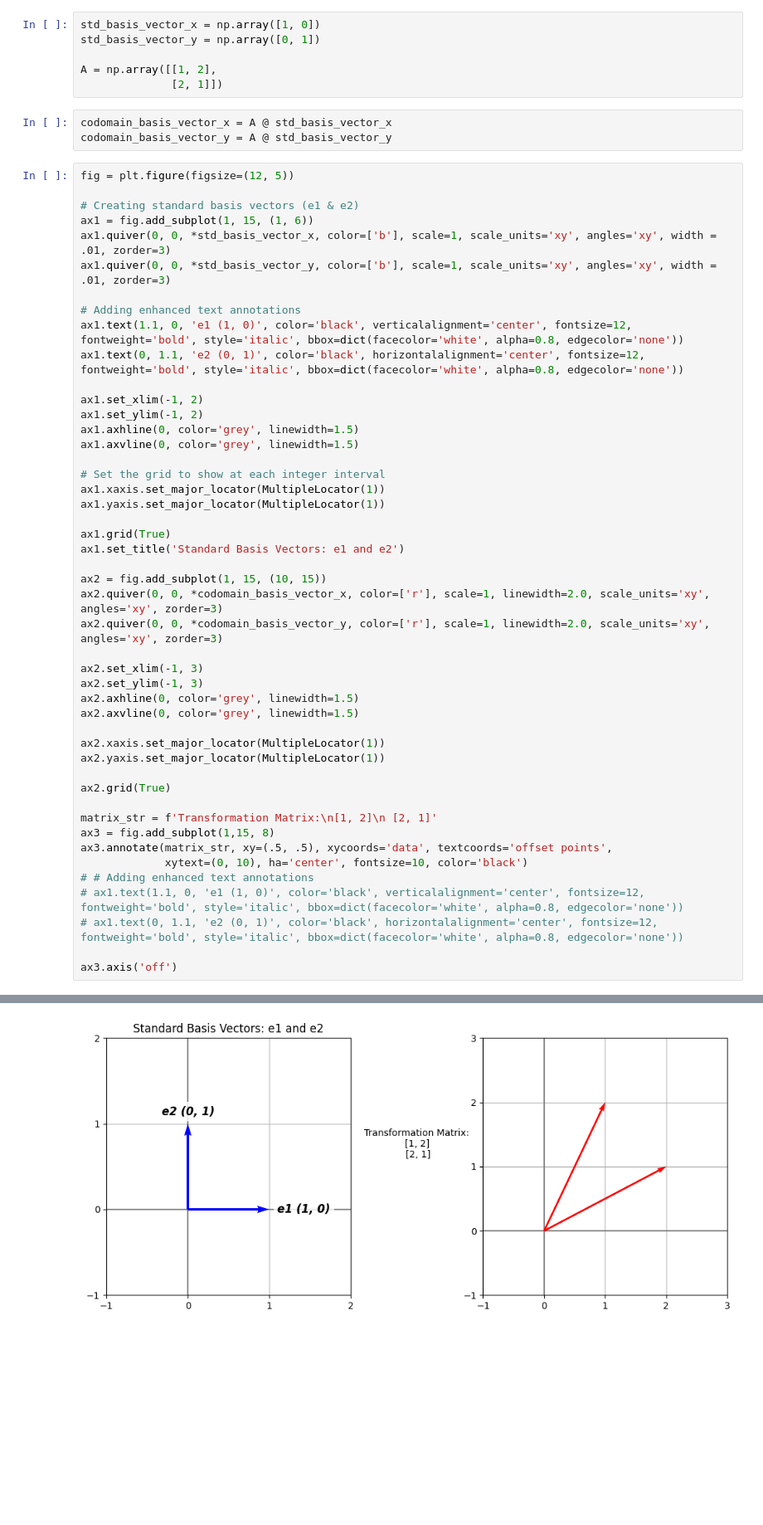
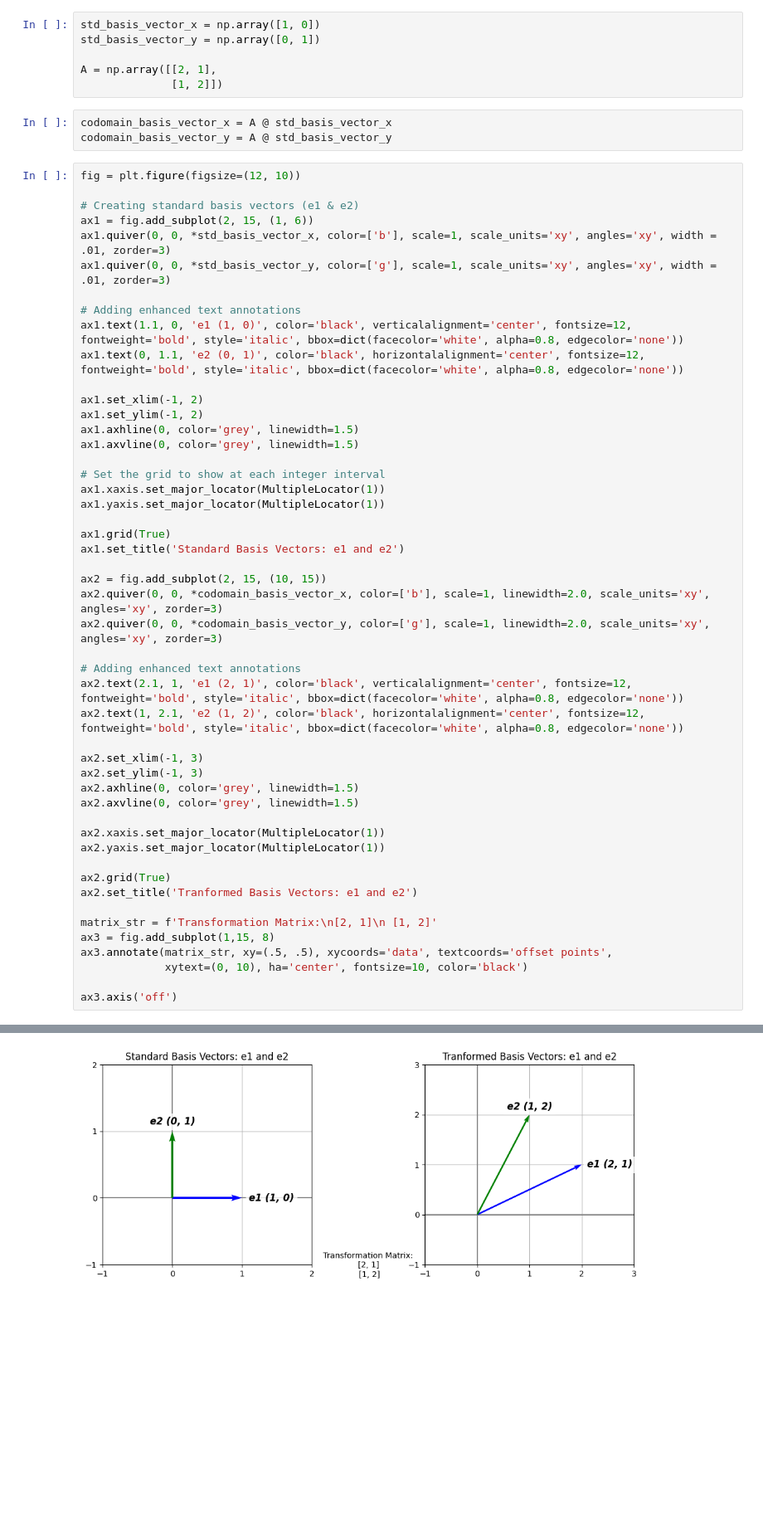
Before and after one commit to Keoni808/Visuals, a Jupyter notebook: Linear_Transformations_(Figures).ipynb, the cells around one changed output, grey strips where cells are left out. Shown: that part at 83% size. Drawn from its saved outputs; the diff is of its cells as text; blank space fills up the shorter version.

Commit message:
changed basis vector colors and creating 4 plot figure

```diff
--- a/Linear_Transformations_(Figures).ipynb
+++ b/Linear_Transformations_(Figures).ipynb
@@ -351,18 +351,18 @@ Figure 6 (Standard Basis Vectors + Linear Transformation)
 std_basis_vector_x = np.array([1, 0])
 std_basis_vector_y = np.array([0, 1])
 
-A = np.array([[1, 2],
-              [2, 1]])
+A = np.array([[2, 1],
+              [1, 2]])
 # %%
 codomain_basis_vector_x = A @ std_basis_vector_x
 codomain_basis_vector_y = A @ std_basis_vector_y
 # %%
-fig = plt.figure(figsize=(12, 5))
+fig = plt.figure(figsize=(12, 10))
 
 # Creating standard basis vectors (e1 & e2)
-ax1 = fig.add_subplot(1, 15, (1, 6))
+ax1 = fig.add_subplot(2, 15, (1, 6))
 ax1.quiver(0, 0, *std_basis_vector_x, color=['b'], scale=1, scale_units='xy', angles='xy', width = .01, zorder=3)
-ax1.quiver(0, 0, *std_basis_vector_y, color=['b'], scale=1, scale_units='xy', angles='xy', width = .01, zorder=3)
+ax1.quiver(0, 0, *std_basis_vector_y, color=['g'], scale=1, scale_units='xy', angles='xy', width = .01, zorder=3)
 
 # Adding enhanced text annotations
 ax1.text(1.1, 0, 'e1 (1, 0)', color='black', verticalalignment='center', fontsize=12, fontweight='bold', style='italic', bbox=dict(facecolor='white', alpha=0.8, edgecolor='none'))
@@ -371,38 +371,40 @@ ax1.text(0, 1.1, 'e2 (0, 1)', color='black', horizontalalignment='center', fonts
 ax1.set_xlim(-1, 2)
 ax1.set_ylim(-1, 2)
 ax1.axhline(0, color='grey', linewidth=1.5)
 ax1.axvline(0, color='grey', linewidth=1.5)
 
 # Set the grid to show at each integer interval
 ax1.xaxis.set_major_locator(MultipleLocator(1))
 ax1.yaxis.set_major_locator(MultipleLocator(1))
 
 ax1.grid(True)
 ax1.set_title('Standard Basis Vectors: e1 and e2')
 
-ax2 = fig.add_subplot(1, 15, (10, 15))
-ax2.quiver(0, 0, *codomain_basis_vector_x, color=['r'], scale=1, linewidth=2.0, scale_units='xy', angles='xy', zorder=3)
-ax2.quiver(0, 0, *codomain_basis_vector_y, color=['r'], scale=1, linewidth=2.0, scale_units='xy', angles='xy', zorder=3)
+ax2 = fig.add_subplot(2, 15, (10, 15))
+ax2.quiver(0, 0, *codomain_basis_vector_x, color=['b'], scale=1, linewidth=2.0, scale_units='xy', angles='xy', zorder=3)
+ax2.quiver(0, 0, *codomain_basis_vector_y, color=['g'], scale=1, linewidth=2.0, scale_units='xy', angles='xy', zorder=3)
+
+# Adding enhanced text annotations
+ax2.text(2.1, 1, 'e1 (2, 1)', color='black', verticalalignment='center', fontsize=12, fontweight='bold', style='italic', bbox=dict(facecolor='white', alpha=0.8, edgecolor='none'))
+ax2.text(1, 2.1, 'e2 (1, 2)', color='black', horizontalalignment='center', fontsize=12, fontweight='bold', style='italic', bbox=dict(facecolor='white', alpha=0.8, edgecolor='none'))
 
 ax2.set_xlim(-1, 3)
 ax2.set_ylim(-1, 3)
 ax2.axhline(0, color='grey', linewidth=1.5)
 ax2.axvline(0, color='grey', linewidth=1.5)
 
 ax2.xaxis.set_major_locator(MultipleLocator(1))
 ax2.yaxis.set_major_locator(MultipleLocator(1))
 
 ax2.grid(True)
+ax2.set_title('Tranformed Basis Vectors: e1 and e2')
 
-matrix_str = f'Transformation Matrix:\n[1, 2]\n [2, 1]'
+matrix_str = f'Transformation Matrix:\n[2, 1]\n [1, 2]'
 ax3 = fig.add_subplot(1,15, 8)
 ax3.annotate(matrix_str, xy=(.5, .5), xycoords='data', textcoords='offset points',
              xytext=(0, 10), ha='center', fontsize=10, color='black')
-# # Adding enhanced text annotations
-# ax1.text(1.1, 0, 'e1 (1, 0)', color='black', verticalalignment='center', fontsize=12, fontweight='bold', style='italic', bbox=dict(facecolor='white', alpha=0.8, edgecolor='none'))
-# ax1.text(0, 1.1, 'e2 (0, 1)', color='black', horizontalalignment='center', fontsize=12, fontweight='bold', style='italic', bbox=dict(facecolor='white', alpha=0.8, edgecolor='none'))
 
 ax3.axis('off')
 # %% [output]
 (0.0, 1.0, 0.0, 1.0)
-[figure, old version]
+[figure, new version]
```
Also changed, not shown: parts of 2 cells of this notebook.
